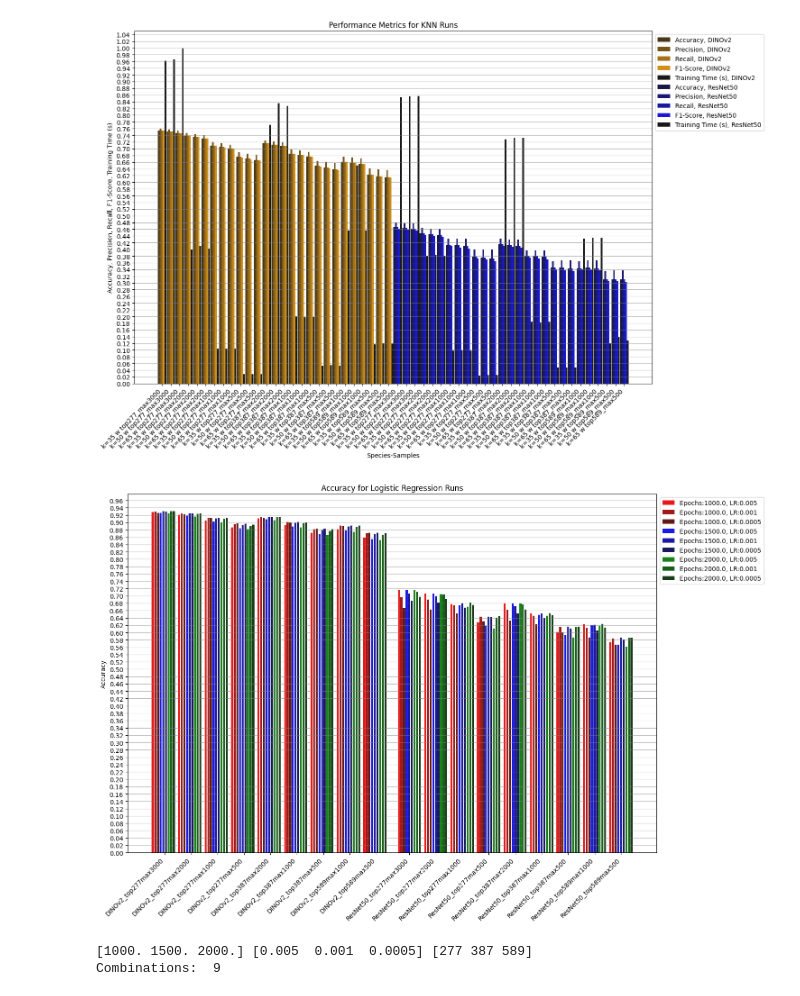
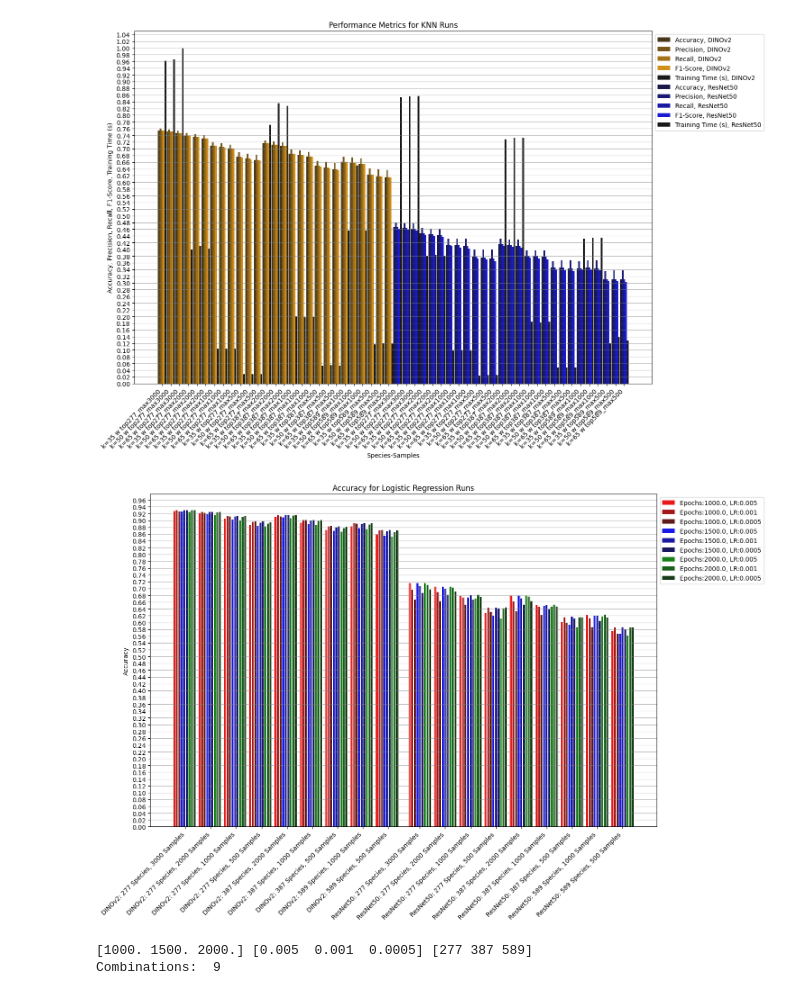
Before and after one commit to leo-grz/BachelorThesis_LepidopteraFGIC, a Jupyter notebook: notebooks/08_results_analysis.ipynb, the cells around one changed output. Drawn from its saved outputs; the diff is of its cells as text; code cells hidden in the pictures.

```diff
--- a/notebooks/08_results_analysis.ipynb
+++ b/notebooks/08_results_analysis.ipynb
@@ -202,36 +273,36 @@ for i, row in linear_df.iterrows():
     )
     i += 1
     if i != 0 and i % 9 == 0:
-        xtick_labels.append(f"{row['FoundationalModel']}_top{row['SpeciesAmount']}max{row['SampleAmount']}")
+        xtick_labels.append(f"{row['FoundationalModel']}: {row['SpeciesAmount']} Species, {row['SampleAmount']} Samples")
         baseoffset += 0.4
     if i != 0 and i % 81 == 0:
         baseoffset += 1.2
 
 
 # X-axis labels
 # xtick_labels = [f'Neighbors: {int(neighbors)}, Species: {int(species)}, Samples: {int(samples)}' for neighbors, species, samples in zip(knn_df['Neighbors'], knn_df['SpeciesAmount'], knn_df['SampleAmount'])]
 # xtick_labels = ['DINOv2', 'ResNet50']
 
 #ax.set_xlabel('Species-Samples')
 ax.set_ylabel('Accuracy')
 ax.set_title('Accuracy for Logistic Regression Runs')
 dino_ticks = [1.8 + 4 * x for x in range(9)]
 resnet_ticks = [38.8 + 4 * x for x in range(9)]
 ax.set_xticks(dino_ticks + resnet_ticks)
 #ax.set_xticks(range(2, 2 * (len(xtick_labels) + 1), 2))
 ax.set_xticklabels(xtick_labels, rotation=45, ha='right')
 
 # Legend
 handles, labels = ax.get_legend_handles_labels()
 unique_labels = dict(zip(labels, handles))
 ax.legend(unique_labels.values(), unique_labels.keys(), loc='upper left', bbox_to_anchor=(1, 1))
 ax.yaxis.set_major_locator(plt.MultipleLocator(0.02))
 ax.grid(axis='y', which='major', linestyle='-', color='gray', alpha=0.5)
 
 plt.tight_layout()
 plt.show()
 # %% [output]
-[figure, old version]
+[figure, new version]
 # %%
 # Find unique epochs and learning rates
 unique_epochs = linear_df['Epochs'].unique()
```
Also changed, not shown: parts of 10 cells of this notebook, 5 other files.
